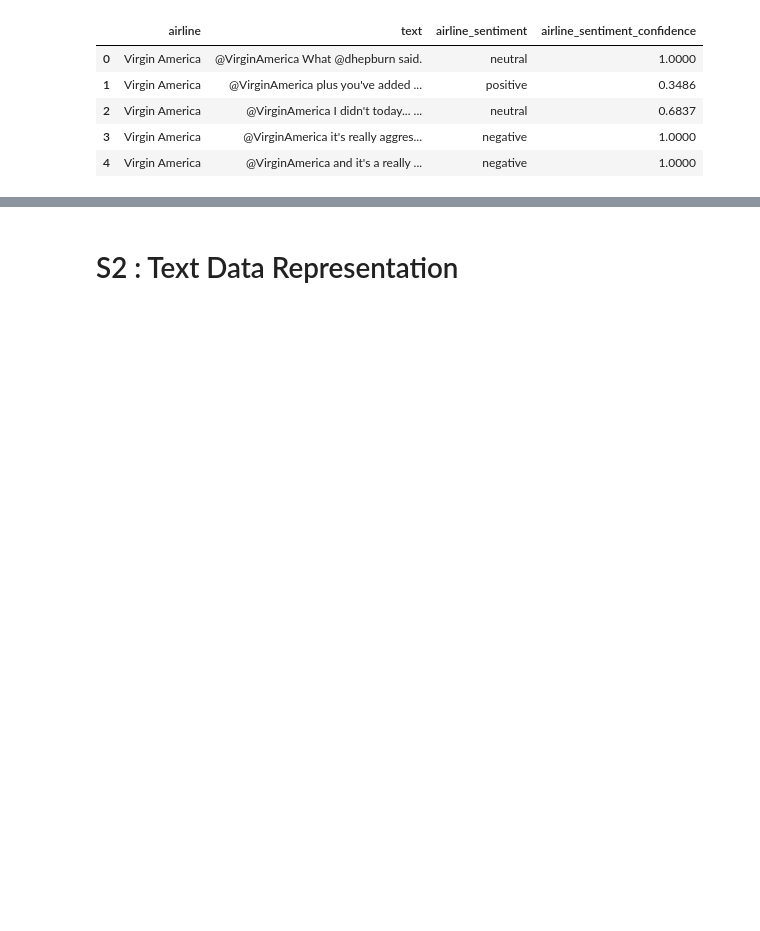
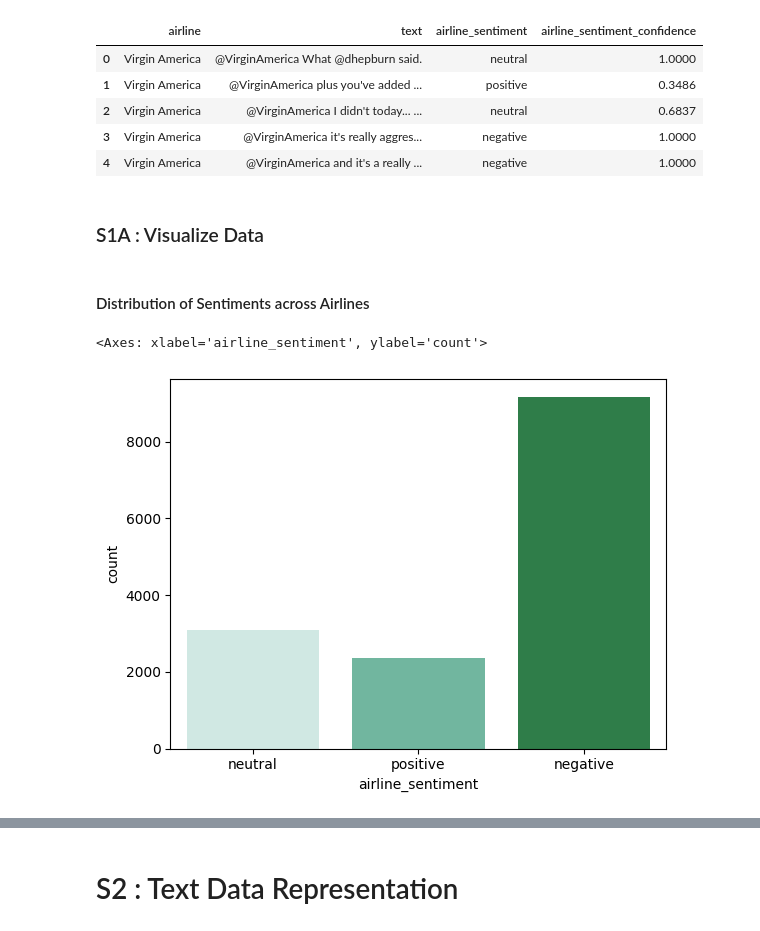
Before and after one commit to stbalaji/AIForBusiness, a Jupyter notebook: 06AIForBusiness_NLPEndToEnd_USAirlineSentimentAnalysis.ipynb, the cells around one changed output, grey strips where cells are left out. Drawn from its saved outputs; the diff is of its cells as text; code cells hidden in the pictures; blank space fills up the shorter version.

Commit message:
AI For Business DL NLP L02 HandsOn US Airline Sentiment Analysis
AI For Business DL NLP Lesson 03 HandsOn US Airline Sentiment Analysis

```diff
--- a/06AIForBusiness_NLPEndToEnd_USAirlineSentimentAnalysis.ipynb
+++ b/06AIForBusiness_NLPEndToEnd_USAirlineSentimentAnalysis.ipynb
@@ -70,3 +110,12 @@ df[keycols].head(5)
 | 2 | Virgin America | @VirginAmerica I didn't today... ... | neutral | 0.6837 |
 | 3 | Virgin America | @VirginAmerica it's really aggres... | negative | 1.0000 |
 | 4 | Virgin America | @VirginAmerica and it's a really ... | negative | 1.0000 |
+# %% [markdown]
+### S1A : Visualize Data
+# %% [markdown]
+#### Distribution of Sentiments across Airlines
+# %%
+sns.countplot(x = "airline_sentiment", data = df, palette='BuGn')  # Mostly Negative Sentitments
+# %% [output]
+<Axes: xlabel='airline_sentiment', ylabel='count'>
+[figure, added]
```
Also changed, not shown: parts of 108 cells of this notebook.
